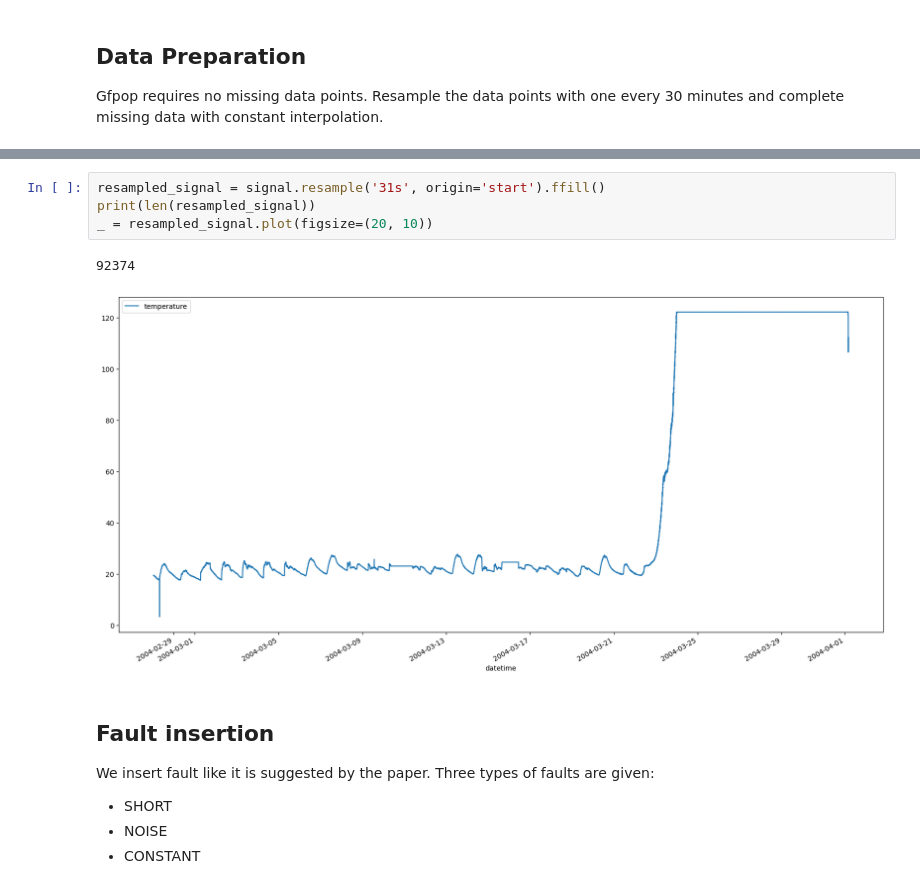
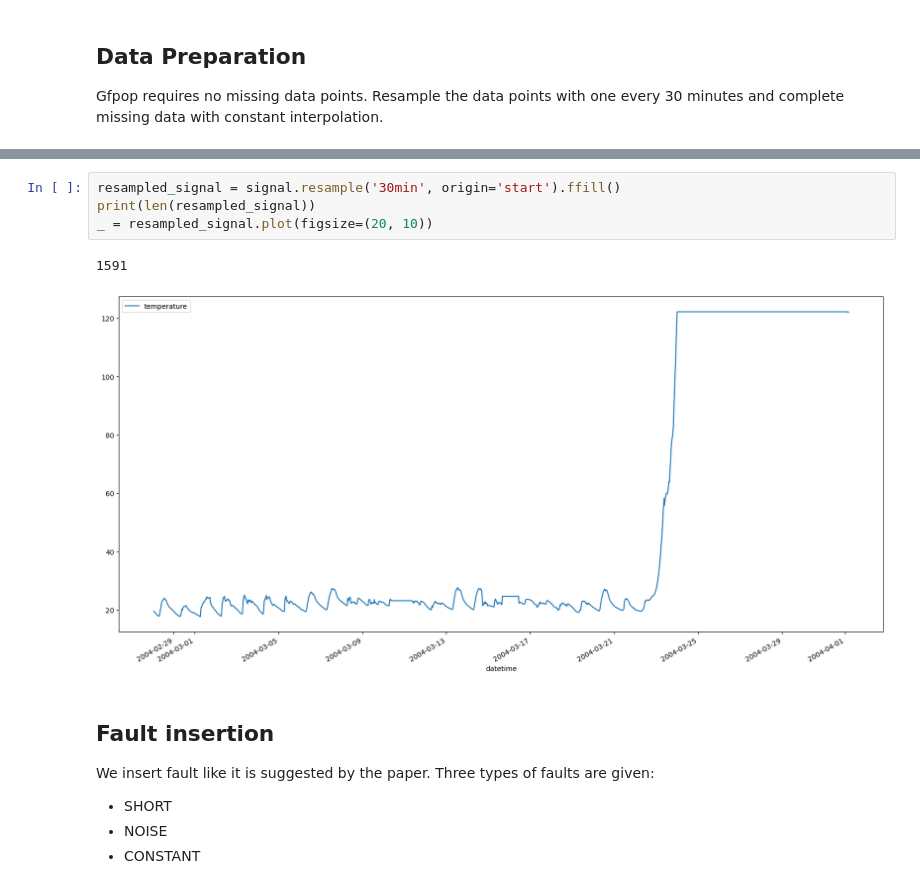
Before and after one commit to atrudel/graph-rupture, a Jupyter notebook: Python/intel_exploration.ipynb, the cells around one changed output, grey strips where cells are left out. Cells and saved outputs as stored; diff of their text form.

```diff
--- a/Python/intel_exploration.ipynb
+++ b/Python/intel_exploration.ipynb
@@ -89,10 +72,10 @@ signal[:"2004-03-23"]
 # %%
-resampled_signal = signal.resample('31s', origin='start').ffill()
+resampled_signal = signal.resample('30min', origin='start').ffill()
 print(len(resampled_signal))
 _ = resampled_signal.plot(figsize=(20, 10))
 # %% [output]
-92374
+1591
-[figure, old version]
+[figure, new version]
 # %% [markdown]
 ## Fault insertion
 We insert fault like it is suggested by the paper. Three types of faults are given:
```
Also changed, not shown: parts of 3 cells of this notebook, 3 other files.
